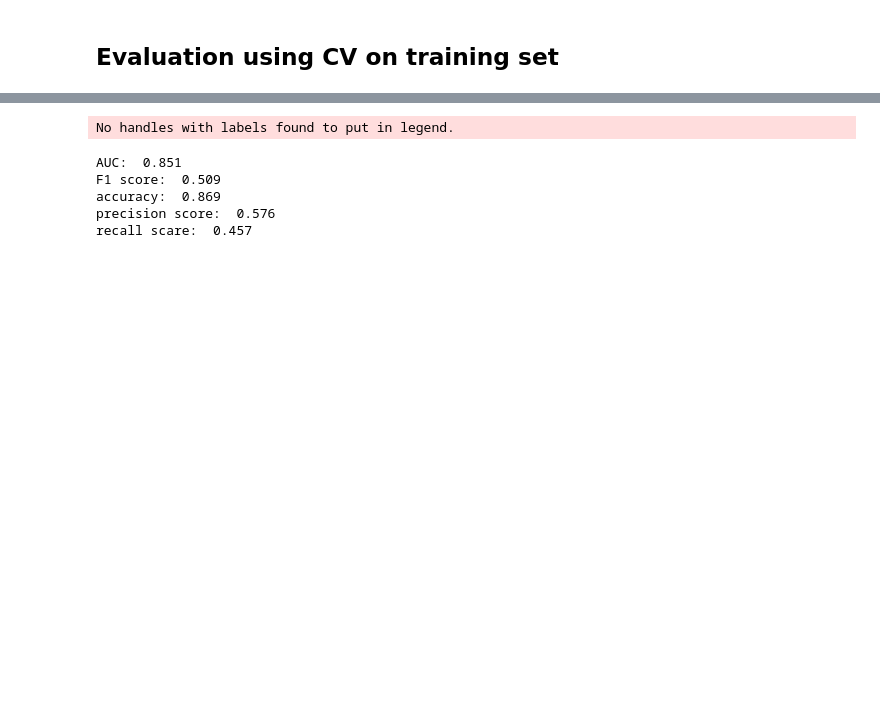
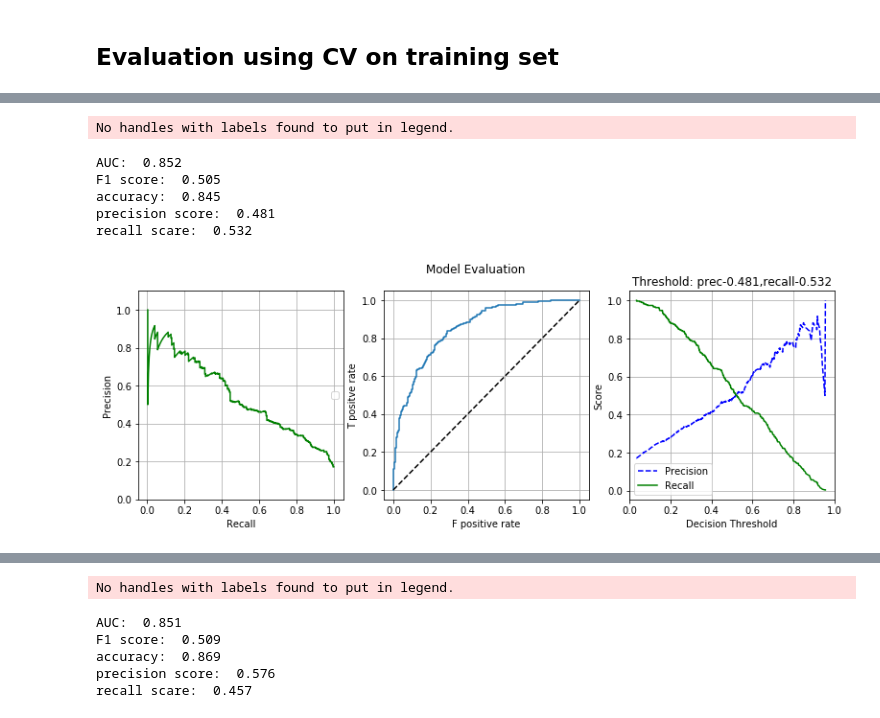
Before and after one commit to BradKeogh/EDclassification, a Jupyter notebook: notebooks/model/simple_models/D3_FullPipelineExample-AllVars.ipynb, the cells around one changed output, grey strips where cells are left out. Drawn from its saved outputs; the diff is of its cells as text; code cells hidden in the pictures; blank space fills up the shorter version.

```diff
--- a/notebooks/model/simple_models/D3_FullPipelineExample-AllVars.ipynb
+++ b/notebooks/model/simple_models/D3_FullPipelineExample-AllVars.ipynb
@@ -182,0 +537,10 @@ proba_preds, label_preds, y_labels = cross_val_predict_tscv(grid_search.best_est
+# %%
+evaluation = BinProbEval(proba_preds, label_preds, y_labels, plot=True)
+# %% [output]
+No handles with labels found to put in legend.
+AUC:  0.852
+F1 score:  0.505
+accuracy:  0.845
+precision score:  0.481
+recall scare:  0.532
+[figure, added]
```
Also changed, not shown: parts of 34 cells of this notebook.
